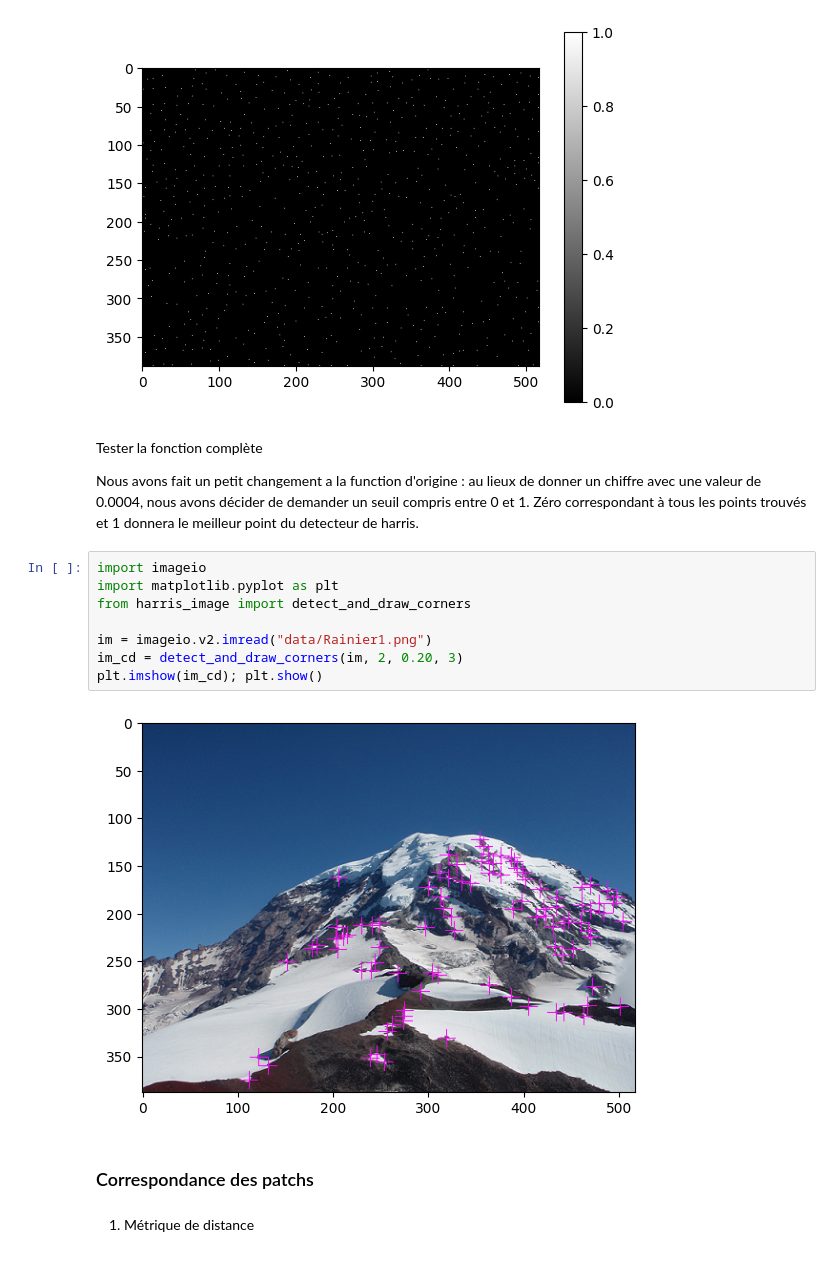
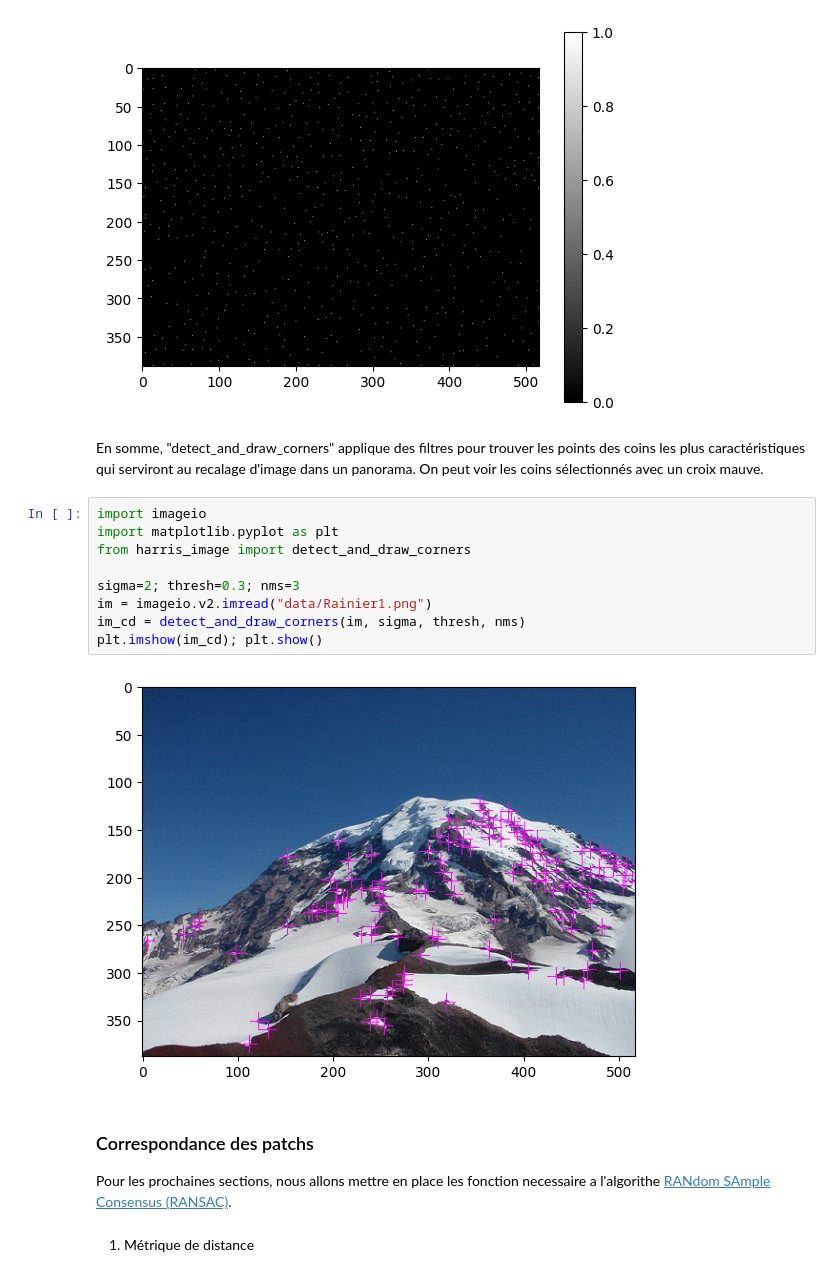
Before and after one commit to FrancoisHUP/TP2_INF889G, a Jupyter notebook: devoir2.ipynb, the cells around one changed output. Drawn from its saved outputs; the diff is of its cells as text.

```diff
--- a/devoir2.ipynb
+++ b/devoir2.ipynb
@@ -167,22 +142,23 @@ plt.colorbar()
 plt.show()
 # %% [output]
 [figure]
-# %% [markdown]
-Tester la fonction complète
-
-Nous avons fait un petit changement a la function d'origine : au lieux de donner un chiffre avec une valeur de 0.0004, nous avons décider de demander un seuil compris entre 0 et 1. Zéro correspondant à tous les points trouvés et 1 donnera le meilleur point du detecteur de harris.
+# %% [markdown]
+En somme, "detect_and_draw_corners" applique des filtres pour trouver les points des coins les plus caractéristiques qui serviront au recalage d'image dans un panorama. On peut voir les coins sélectionnés avec un croix mauve.
 # %%
 import imageio
 import matplotlib.pyplot as plt
 from harris_image import detect_and_draw_corners
 
+sigma=2; thresh=0.3; nms=3
 im = imageio.v2.imread("data/Rainier1.png")
-im_cd = detect_and_draw_corners(im, 2, 0.20, 3)
+im_cd = detect_and_draw_corners(im, sigma, thresh, nms)
 plt.imshow(im_cd); plt.show()
 # %% [output]
-[figure, old version]
+[figure, new version]
-# %% [markdown]
-### Correspondance des patchs
+# %% [markdown]
+### Correspondance des patchs
+
+Pour les prochaines sections, nous allons mettre en place les fonction necessaire a l'algorithe [RANdom SAmple Consensus (RANSAC)](http://www.cse.yorku.ca/~kosta/CompVis_Notes/ransac.pdf).
 # %% [markdown]
 1. Métrique de distance
 # %%
```
Also changed, not shown: parts of 31 cells of this notebook, 2 other files.
